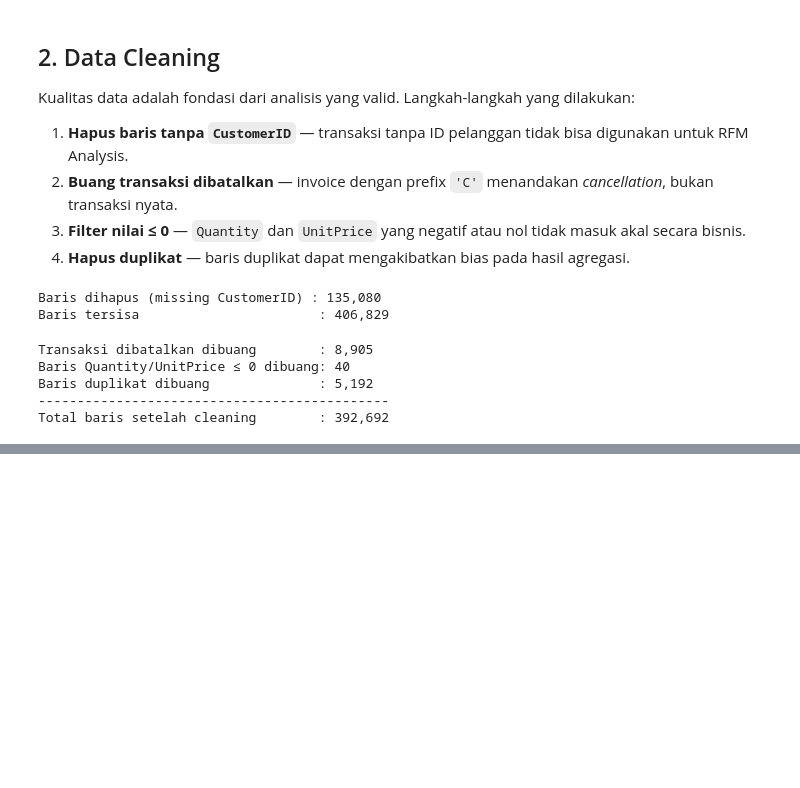
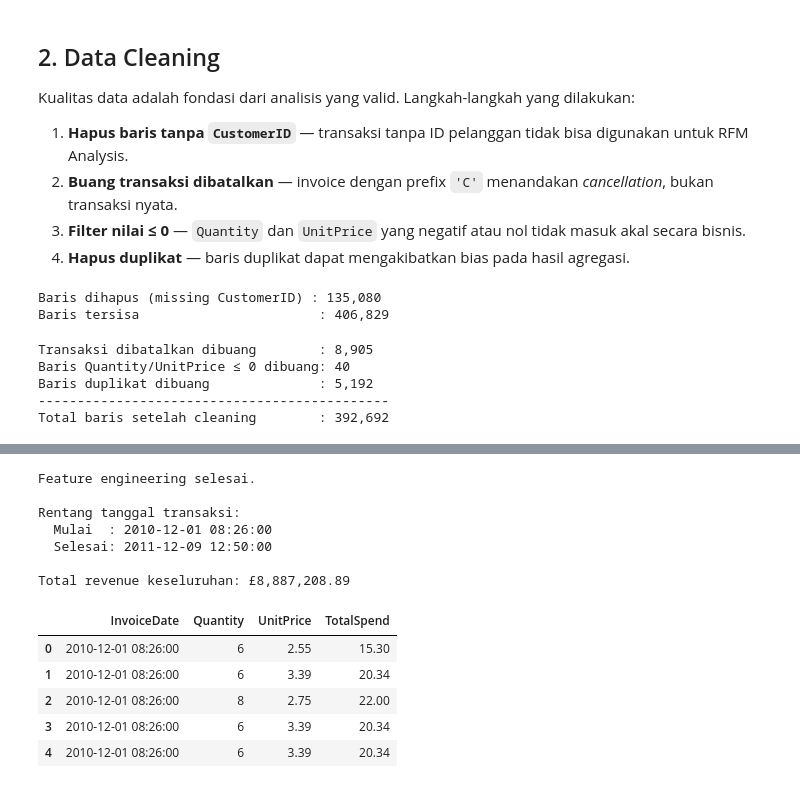
Before and after one commit to rdityaza/ecommerce-customer-segmentation-rfm, a Jupyter notebook: notebooks/01_data_cleaning_eda.ipynb, the cells around one changed output, grey strips where cells are left out. Cells and saved outputs as stored; diff of their text form; code cells hidden in the pictures; blank space fills up the shorter version.

```diff
--- a/notebooks/01_data_cleaning_eda.ipynb
+++ b/notebooks/01_data_cleaning_eda.ipynb
@@ -169,0 +178,35 @@ Total baris setelah cleaning        : 392,692
+# %%
+# ── Konversi InvoiceDate ke Tipe Datetime ────────────────────────────────────
+df['InvoiceDate'] = pd.to_datetime(df['InvoiceDate'], infer_datetime_format=True)
+
+# ── Buat Kolom TotalSpend ────────────────────────────────────────────────────
+# TotalSpend = nilai pendapatan per baris transaksi
+df['TotalSpend'] = df['Quantity'] * df['UnitPrice']
+
+# ── Ekstraksi Fitur Waktu ────────────────────────────────────────────────────
+df['Year']      = df['InvoiceDate'].dt.year
+df['Month']     = df['InvoiceDate'].dt.month
+df['DayOfWeek'] = df['InvoiceDate'].dt.day_name()
+df['Hour']      = df['InvoiceDate'].dt.hour
+
+print("Feature engineering selesai.")
+print(f"\nRentang tanggal transaksi:")
+print(f"  Mulai  : {df['InvoiceDate'].min()}")
+print(f"  Selesai: {df['InvoiceDate'].max()}")
+print(f"\nTotal revenue keseluruhan: £{df['TotalSpend'].sum():,.2f}")
+
+df[['InvoiceDate', 'Quantity', 'UnitPrice', 'TotalSpend']].head()
+# %% [output]
+Feature engineering selesai.
+
+Rentang tanggal transaksi:
+  Mulai  : 2010-12-01 08:26:00
+  Selesai: 2011-12-09 12:50:00
+
+Total revenue keseluruhan: £8,887,208.89
+|  | InvoiceDate | Quantity | UnitPrice | TotalSpend |
+| 0 | 2010-12-01 08:26:00 | 6 | 2.55 | 15.30 |
+| 1 | 2010-12-01 08:26:00 | 6 | 3.39 | 20.34 |
+| 2 | 2010-12-01 08:26:00 | 8 | 2.75 | 22.00 |
+| 3 | 2010-12-01 08:26:00 | 6 | 3.39 | 20.34 |
+| 4 | 2010-12-01 08:26:00 | 6 | 3.39 | 20.34 |
```
Also changed, not shown: parts of 5 cells of this notebook.
